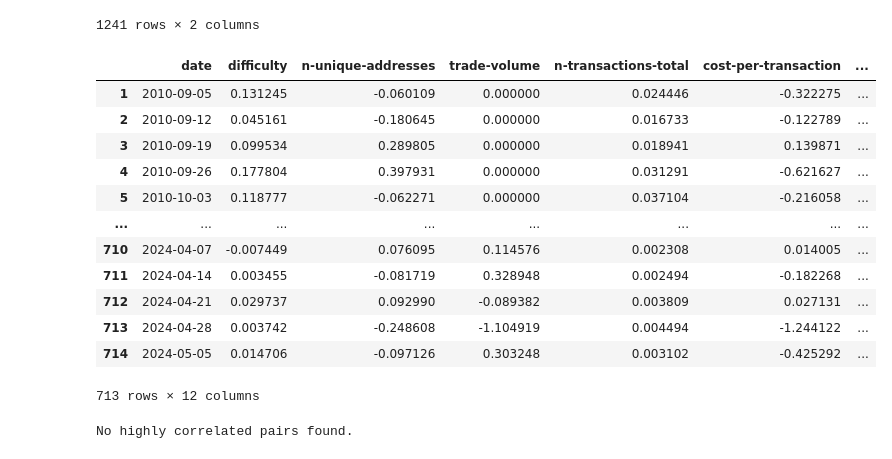
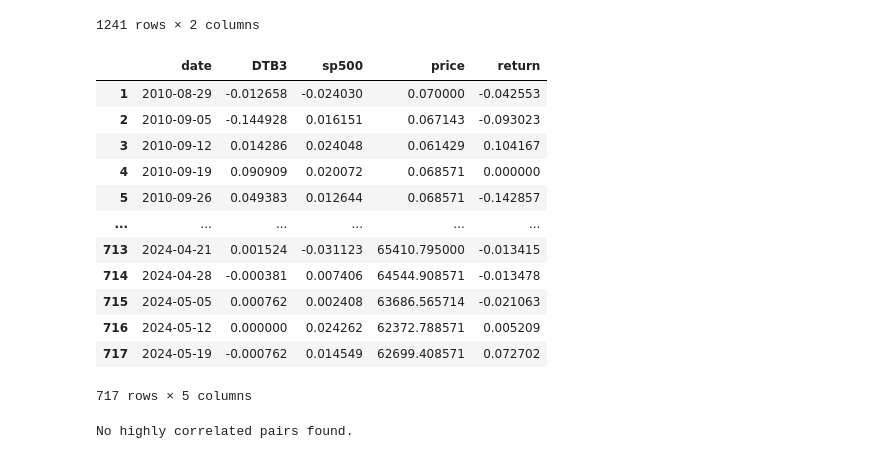
Before and after one commit to dr17549/BD2_coursework, a Jupyter notebook: Code/bitcoin_prediction.ipynb, the cells around one changed output. Cells and saved outputs as stored; diff of their text form; code cells hidden in the pictures.

```diff
--- a/Code/bitcoin_prediction.ipynb
+++ b/Code/bitcoin_prediction.ipynb
@@ -201,6 +201,7 @@ columns = [
             'n-transactions-excluding-popular',
             'estimated-transaction-volume-usd'
             ]
+columns = []
 df = create_df_from_column_names('market-price', columns, period)
 
 for i in columns:
@@ -214,46 +215,46 @@ df = df.merge(sp500, on='date')
 # df = df.merge(fear_greed, on='date')
 
 # # drop row where the price is 0
 df = df[df['market-price'] != 0]
 df.reset_index(inplace=True)
 
 # # calculate the return
 df['price'] = df['market-price']
 df = calculate_change(df, 'market-price')
 df['return'] = df['market-price']
 
 # shift return up by 1
 df['return'] = df['return'].shift(-1)
 df = df.drop(['index', 'market-price' ] , axis=1)
 df = df.drop([df.index[0], df.index[-1]])
 df = df.fillna(0)
 df = df[~df.isin([np.inf, -np.inf]).any(axis=1)]
 
 
 # Function used to turn the return in 0 and 1 for simplicity -> good when testing if the variables are working or not
 # def map_to_sign(x):
 #     if x >= 0:
 #         return 1
 #     else:
 #         return 0
 # # Apply the function to the column
 # df['return'] = df['return'].apply(map_to_sign)
 
 df
 # %% [output]
-|  | date | difficulty | n-unique-addresses | trade-volume | n-transactions-total | cost-per-transaction | ... |
-| 1 | 2010-09-05 | 0.131245 | -0.060109 | 0.000000 | 0.024446 | -0.322275 | ... |
-| 2 | 2010-09-12 | 0.045161 | -0.180645 | 0.000000 | 0.016733 | -0.122789 | ... |
-| 3 | 2010-09-19 | 0.099534 | 0.289805 | 0.000000 | 0.018941 | 0.139871 | ... |
-| 4 | 2010-09-26 | 0.177804 | 0.397931 | 0.000000 | 0.031291 | -0.621627 | ... |
-| 5 | 2010-10-03 | 0.118777 | -0.062271 | 0.000000 | 0.037104 | -0.216058 | ... |
-| ... | ... | ... | ... | ... | ... | ... | ... |
-| 710 | 2024-04-07 | -0.007449 | 0.076095 | 0.114576 | 0.002308 | 0.014005 | ... |
-| 711 | 2024-04-14 | 0.003455 | -0.081719 | 0.328948 | 0.002494 | -0.182268 | ... |
-| 712 | 2024-04-21 | 0.029737 | 0.092990 | -0.089382 | 0.003809 | 0.027131 | ... |
-| 713 | 2024-04-28 | 0.003742 | -0.248608 | -1.104919 | 0.004494 | -1.244122 | ... |
-| 714 | 2024-05-05 | 0.014706 | -0.097126 | 0.303248 | 0.003102 | -0.425292 | ... |
+|  | date | DTB3 | sp500 | price | return |
+| 1 | 2010-08-29 | -0.012658 | -0.024030 | 0.070000 | -0.042553 |
+| 2 | 2010-09-05 | -0.144928 | 0.016151 | 0.067143 | -0.093023 |
+| 3 | 2010-09-12 | 0.014286 | 0.024048 | 0.061429 | 0.104167 |
+| 4 | 2010-09-19 | 0.090909 | 0.020072 | 0.068571 | 0.000000 |
+| 5 | 2010-09-26 | 0.049383 | 0.012644 | 0.068571 | -0.142857 |
+| ... | ... | ... | ... | ... | ... |
+| 713 | 2024-04-21 | 0.001524 | -0.031123 | 65410.795000 | -0.013415 |
+| 714 | 2024-04-28 | -0.000381 | 0.007406 | 64544.908571 | -0.013478 |
+| 715 | 2024-05-05 | 0.000762 | 0.002408 | 63686.565714 | -0.021063 |
+| 716 | 2024-05-12 | 0.000000 | 0.024262 | 62372.788571 | 0.005209 |
+| 717 | 2024-05-19 | -0.000762 | 0.014549 | 62699.408571 | 0.072702 |
-713 rows × 12 columns
+717 rows × 5 columns
 # %%
 correlation_matrix = df.corr()
 #  Exclude diagonal elements
```
Also changed, not shown: parts of 4 cells of this notebook.
